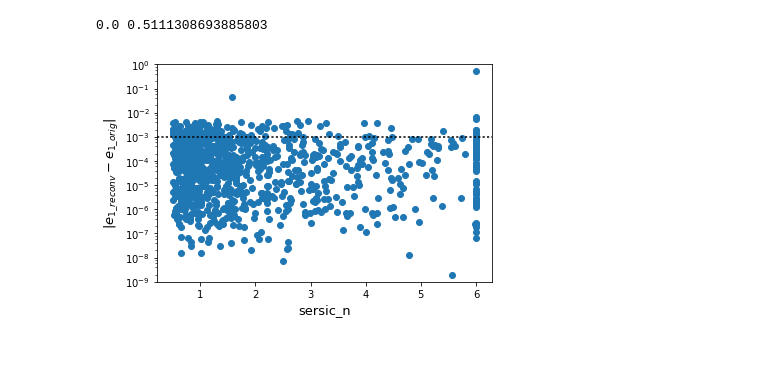
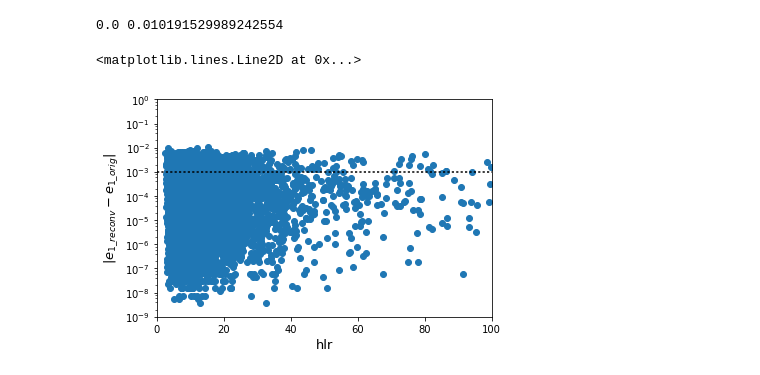
Before and after one commit to earosenberg/wl-bias-leaps, a Jupyter notebook: smallstudy-many_load_and_plot.ipynb, the cells around one changed output. Cells and saved outputs as stored; diff of their text form; code cells hidden in the pictures.

```diff
--- a/smallstudy-many_load_and_plot.ipynb
+++ b/smallstudy-many_load_and_plot.ipynb
@@ -11,7 +11,7 @@ import matplotlib.cm as cm
 import shape_measurement as sm
 import cPickle
 # %%
-fil=open('/home/rosenberg/Documents/wl-bias-leaps-top/shear_bias_outputs/measErrs.pkl')
+fil=open('/home/rosenberg/Documents/wl-bias-leaps-top/shear_bias_outputs/measErrs_nobulgedisk_rot0deg.pkl')
 res=cPickle.load(fil)
 fil.close()
 # %%
@@ -21,25 +21,26 @@ assert np.all(nanI == np.where(np.isnan(sde2))[0])
 sde1, sde2, hlr, sn, q = [np.delete(i,nanI) for i in res]
 ind = range(len(sde1))
 # %%
-xoptions={'q':q,'hlr':hlr,'sersic_n':sn}
-xchoice='sersic_n'
+xoptions={'q':q,'hlr':hlr,'sersic_n':sn,'hlr*sqrt(q)':hlr*np.sqrt(q)}
+xchoice='hlr'
 xarr = xoptions[xchoice]
 yarr = sde1
 if np.all(yarr==sde1):
     ylabel='$|e_{1\_reconv}-e_{1\_orig}|$'
 else:
     ylabel='$|e_{2\_reconv}-e_{2\_orig}|$'
 fig,ax=plt.subplots()
 plt.scatter(xarr,yarr)
 print np.nanmin(yarr),np.nanmax(yarr)
 plt.ylim(1e-9,1e-0)
 ax.set_yscale('log')
 plt.ylabel(ylabel,size=13)
 plt.xlabel(xchoice,size=13)
-#plt.xlim(0,100)
+plt.xlim(0,100)
 #ax.set_xscale('log')
 plt.axhline(1e-3,linestyle=':',c='k')
 #plt.savefig('/home/rosenberg/Documents/wl-bias-leaps-top/shear_bias_outputs/errs_vs_'+xchoice+'.png')
 # %% [output]
-0.0 0.5111308693885803
+0.0 0.010191529989242554
+<matplotlib.lines.Line2D at 0x...>
-[figure, old version]
+[figure, new version]
```
Also changed, not shown: parts of 11 cells of this notebook, 3 other files.
